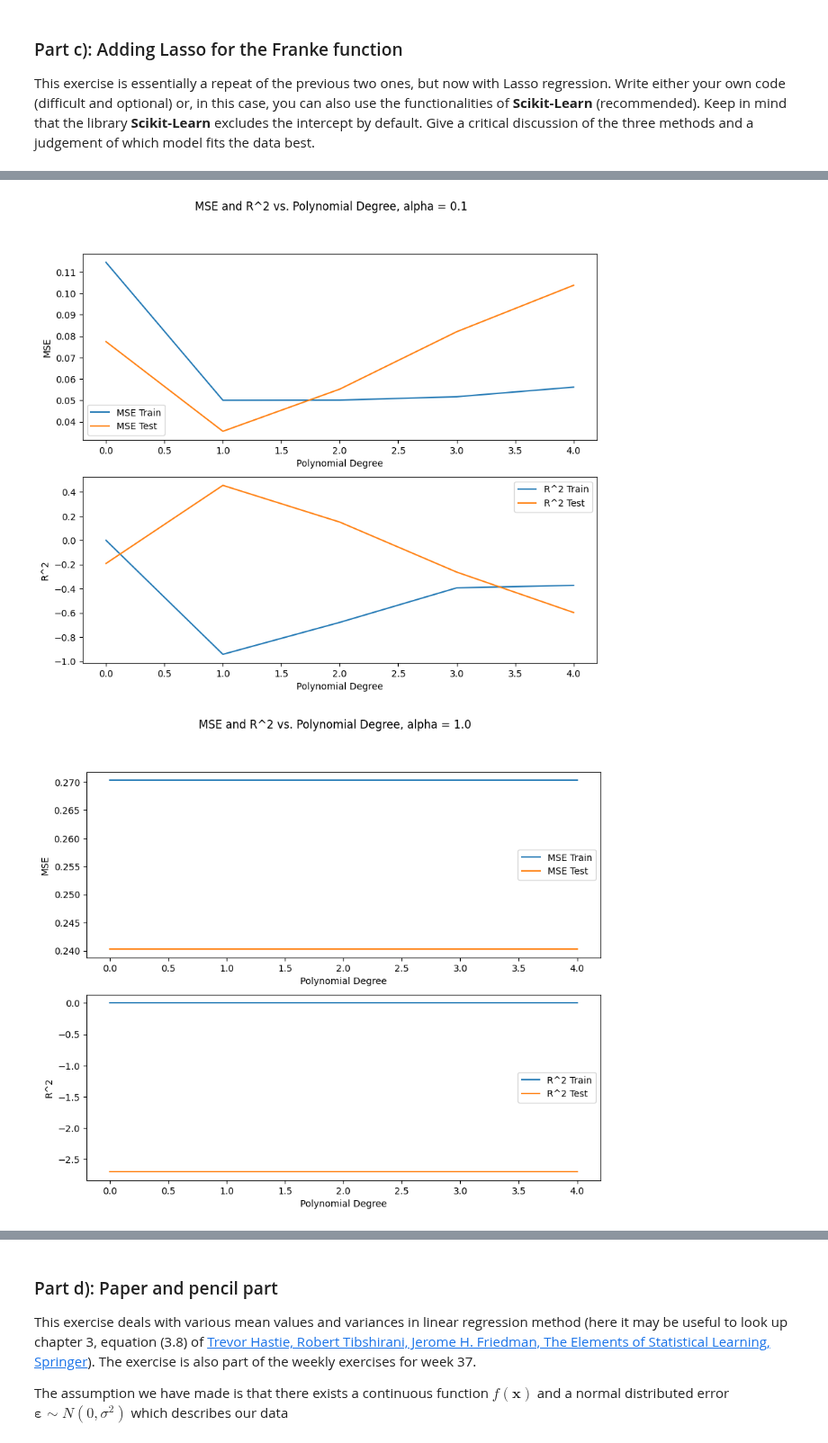
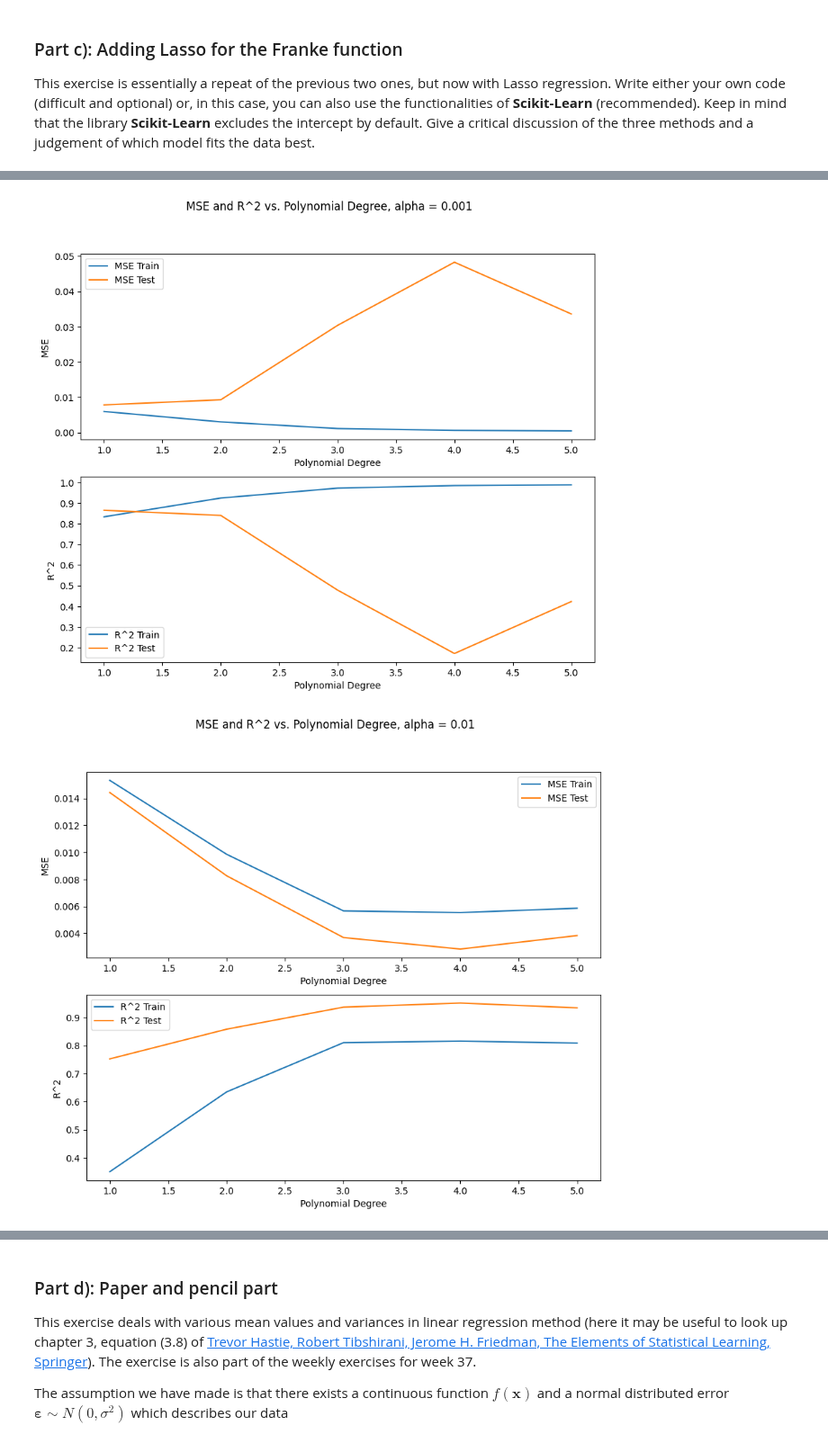
Before and after one commit to Sofriet/Project1data-ml, a Jupyter notebook: Project1.ipynb, the cells around one changed output, grey strips where cells are left out. Shown at 90% size. Saved outputs shown, nothing was run; the diff lists cells and outputs as text; code cells hidden in the pictures.

```diff
--- a/Project1.ipynb
+++ b/Project1.ipynb
@@ -388,11 +391,11 @@ Give a
 critical discussion of the three methods and a judgement of which
 model fits the data best.
 # %%
-alpha_values = [0.001, 0.01, 0.1, 1.0, 10.0]
+alpha_values = [0.00001, 0.0001, 0.001, 0.01, 0.1]
 MSETrain = []
 MSETest = []
 
-
+np.random.seed(1234)
 R2Train = []
 R2Test = []
 
@@ -418,7 +421,7 @@ for alpha_value in alpha_values:
 
     R2Train = []
     R2Test = []
-    for degree in range(0, PolynomialDegree):
+    for degree in range(1, PolynomialDegree + 1):
         model = make_pipeline(PolynomialFeatures(degree=degree), Lasso(alpha=alpha_value, fit_intercept=False))
         clf = model.fit(X_train_scaled, z_train)
         z_fit = clf.predict(X_train_scaled)
@@ -451,2 +454,2 @@ for alpha_value in alpha_values:
-[figure, old version]
+[figure, new version]
-[figure, old version]
+[figure, new version]
```
Also changed, not shown: parts of 8 cells of this notebook, 1 other file.
